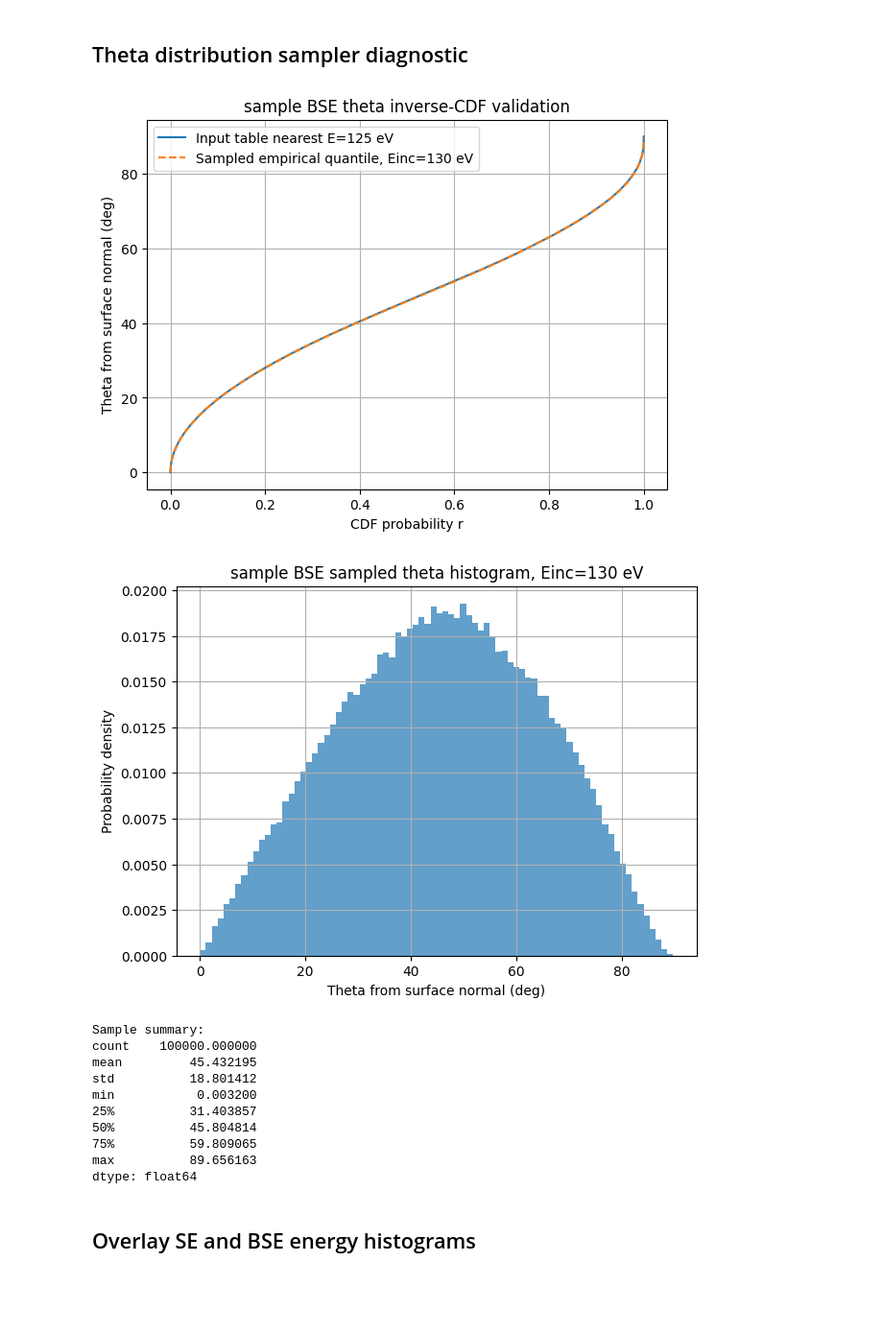
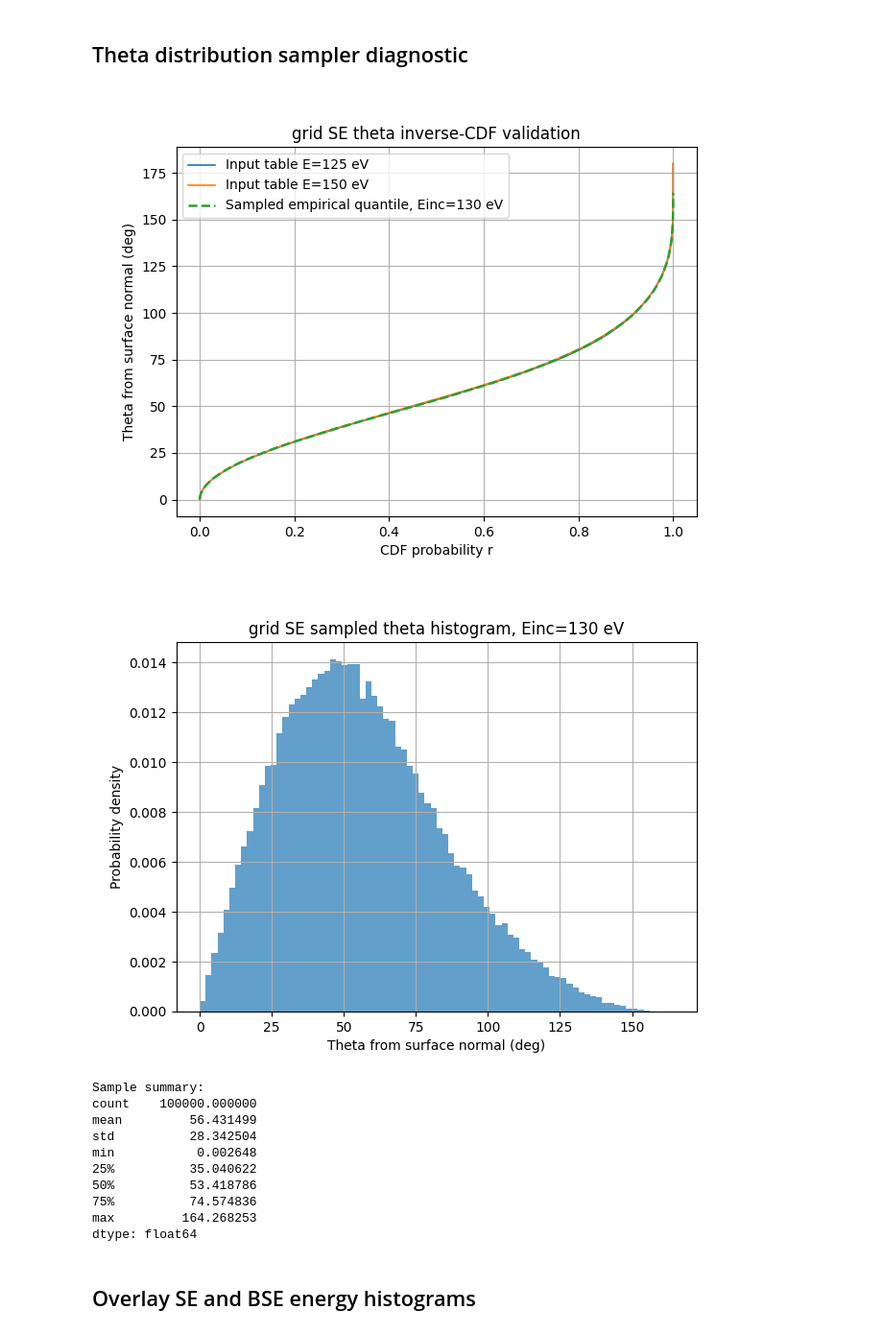
Before and after one commit to oridzel/rfa_python, a Jupyter notebook: notebooks/04_sampler_debug.ipynb, the cells around one changed output. Shown at 96% size. Drawn from its saved outputs; the diff is of its cells as text; code cells hidden in the pictures; blank space fills up the shorter version.

```diff
--- a/notebooks/04_sampler_debug.ipynb
+++ b/notebooks/04_sampler_debug.ipynb
@@ -94,7 +94,6 @@ for fam in ["sample", "grid", "collector", "holder", "receiver"]:
             yield_models=yield_models,
             surface_name=fam,
             Einc=Einc_test,
-            SEY_mult=1.0,
             cos_theta=cos_theta_test,
             rng=rng,
         )
@@ -648,24 +647,24 @@ plot_implied_pdf_from_inverse_cdf(
 # %%
 samples_theta_sample_BSE = plot_theta_inverse_cdf_validation(
     theta_models,
-    surface_name="sample",
-    kind="BSE",
+    surface_name="grid",
+    kind="SE",
     Einc=130,
     N=100_000,
     seed=1,
 )
 # %% [output]
-[figure, old version]
+[figure, new version]
-[figure, old version]
+[figure, new version]
 Sample summary:
 count    100000.000000
-mean         45.432195
-std          18.801412
-min           0.003200
-25%          31.403857
-50%          45.804814
-75%          59.809065
-max          89.656163
+mean         56.431499
+std          28.342504
+min           0.002648
+25%          35.040622
+50%          53.418786
+75%          74.574836
+max         164.268253
 dtype: float64
 # %% [markdown]
 ## Overlay SE and BSE energy histograms
```
Also changed, not shown: parts of 3 cells of this notebook, 3 other files.
